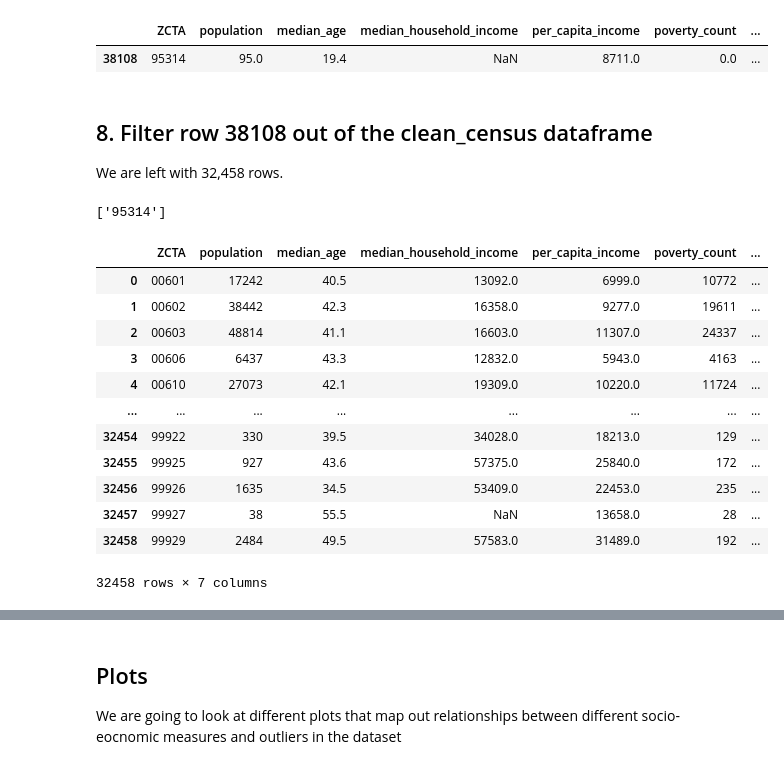
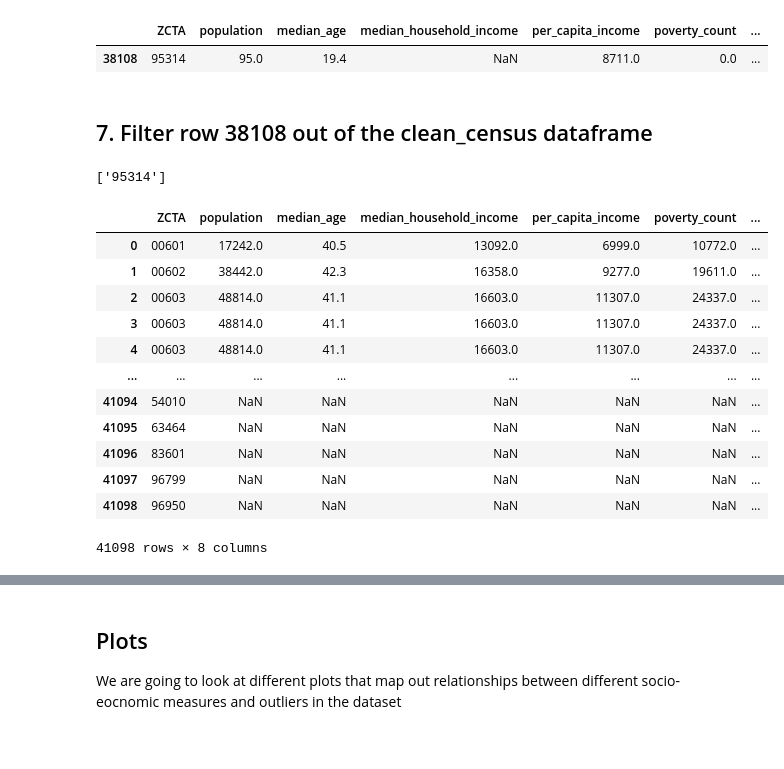
Before and after one commit to poojaisabelle/ETL-Project, a Jupyter notebook: 02_transform_census/02_transform_census_pooja.ipynb, the cells around one changed output, grey strips where cells are left out. Drawn from its saved outputs; the diff is of its cells as text; code cells hidden in the pictures.

```diff
--- a/02_transform_census/02_transform_census_pooja.ipynb
+++ b/02_transform_census/02_transform_census_pooja.ipynb
@@ -320,8 +282,3 @@ We want to change Population, Poverty and Unemployment Count data types from flo
-# %%
-# Format Standardization: Change Population, Poverty and Unemployment Count to int
-clean_census['population'] = clean_census['population'].astype(int)
-clean_census['poverty_count'] = clean_census['poverty_count'].astype(int)
-clean_census['unemployment_count'] = clean_census['unemployment_count'].astype(int)
 # %%
 # Reset the index
 clean_census = clean_census.reset_index(drop=True)
@@ -394,28 +363,28 @@ zcta_census[zcta_census["zip_code"].isnull()]
 |  | ZCTA | population | median_age | median_household_income | per_capita_income | poverty_count | ... |
 | 38108 | 95314 | 95.0 | 19.4 | NaN | 8711.0 | 0.0 | ... |
 # %% [markdown]
-## 8. Filter row 38108 out of the clean_census dataframe
-We are left with 32,458 rows.
+## 7. Filter row 38108 out of the clean_census dataframe
 # %%
 # Identify the ZCTA to remove from clean_census
 zcta_to_remove = zcta_census[zcta_census["zip_code"].isnull()]["ZCTA"].to_list()
 zcta_to_remove
 # %% [output]
 ['95314']
-# %%
-clean_census = clean_census[~clean_census["ZCTA"].isin(zcta_to_remove)]
-clean_census
-# %% [output]
-|  | ZCTA | population | median_age | median_household_income | per_capita_income | poverty_count | ... |
-| 0 | 00601 | 17242 | 40.5 | 13092.0 | 6999.0 | 10772 | ... |
-| 1 | 00602 | 38442 | 42.3 | 16358.0 | 9277.0 | 19611 | ... |
-| 2 | 00603 | 48814 | 41.1 | 16603.0 | 11307.0 | 24337 | ... |
-| 3 | 00606 | 6437 | 43.3 | 12832.0 | 5943.0 | 4163 | ... |
-| 4 | 00610 | 27073 | 42.1 | 19309.0 | 10220.0 | 11724 | ... |
-| ... | ... | ... | ... | ... | ... | ... | ... |
-| 32454 | 99922 | 330 | 39.5 | 34028.0 | 18213.0 | 129 | ... |
-| 32455 | 99925 | 927 | 43.6 | 57375.0 | 25840.0 | 172 | ... |
-| 32456 | 99926 | 1635 | 34.5 | 53409.0 | 22453.0 | 235 | ... |
-| 32457 | 99927 | 38 | 55.5 | NaN | 13658.0 | 28 | ... |
-| 32458 | 99929 | 2484 | 49.5 | 57583.0 | 31489.0 | 192 | ... |
-32458 rows × 7 columns
+# %%
+# Remove the above ZCTA from the census table and save newly merged dataframe
+final_census = zcta_census[~zcta_census["ZCTA"].isin(zcta_to_remove)].copy()
+final_census
+# %% [output]
+|  | ZCTA | population | median_age | median_household_income | per_capita_income | poverty_count | ... |
+| 0 | 00601 | 17242.0 | 40.5 | 13092.0 | 6999.0 | 10772.0 | ... |
+| 1 | 00602 | 38442.0 | 42.3 | 16358.0 | 9277.0 | 19611.0 | ... |
+| 2 | 00603 | 48814.0 | 41.1 | 16603.0 | 11307.0 | 24337.0 | ... |
+| 3 | 00603 | 48814.0 | 41.1 | 16603.0 | 11307.0 | 24337.0 | ... |
+| 4 | 00603 | 48814.0 | 41.1 | 16603.0 | 11307.0 | 24337.0 | ... |
+| ... | ... | ... | ... | ... | ... | ... | ... |
+| 41094 | 54010 | NaN | NaN | NaN | NaN | NaN | ... |
+| 41095 | 63464 | NaN | NaN | NaN | NaN | NaN | ... |
+| 41096 | 83601 | NaN | NaN | NaN | NaN | NaN | ... |
+| 41097 | 96799 | NaN | NaN | NaN | NaN | NaN | ... |
+| 41098 | 96950 | NaN | NaN | NaN | NaN | NaN | ... |
+41098 rows × 8 columns
```
Also changed, not shown: parts of 19 cells of this notebook, 1 other file.
